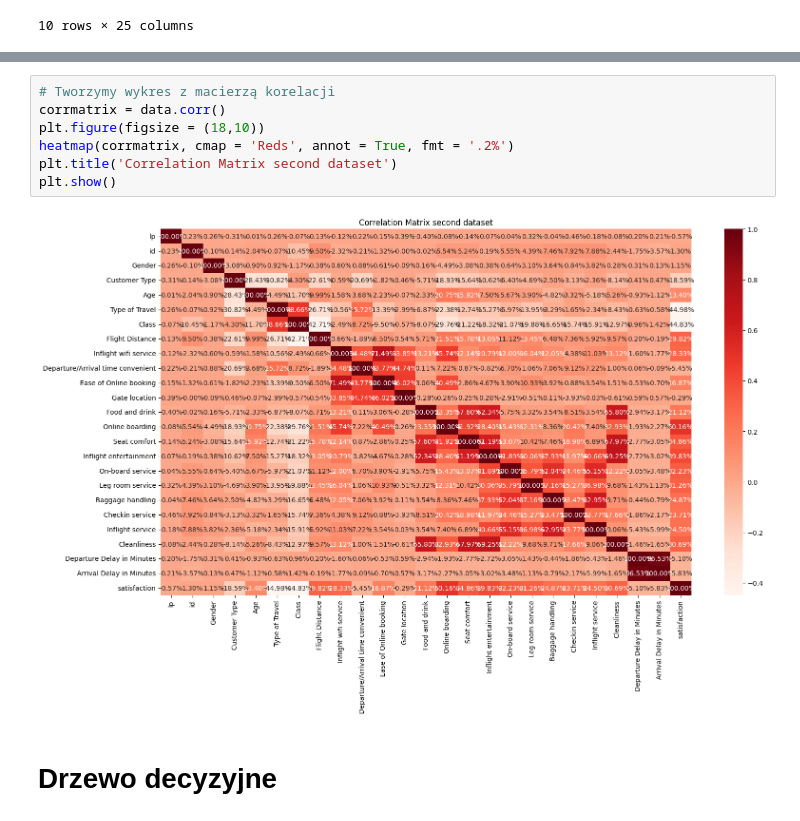
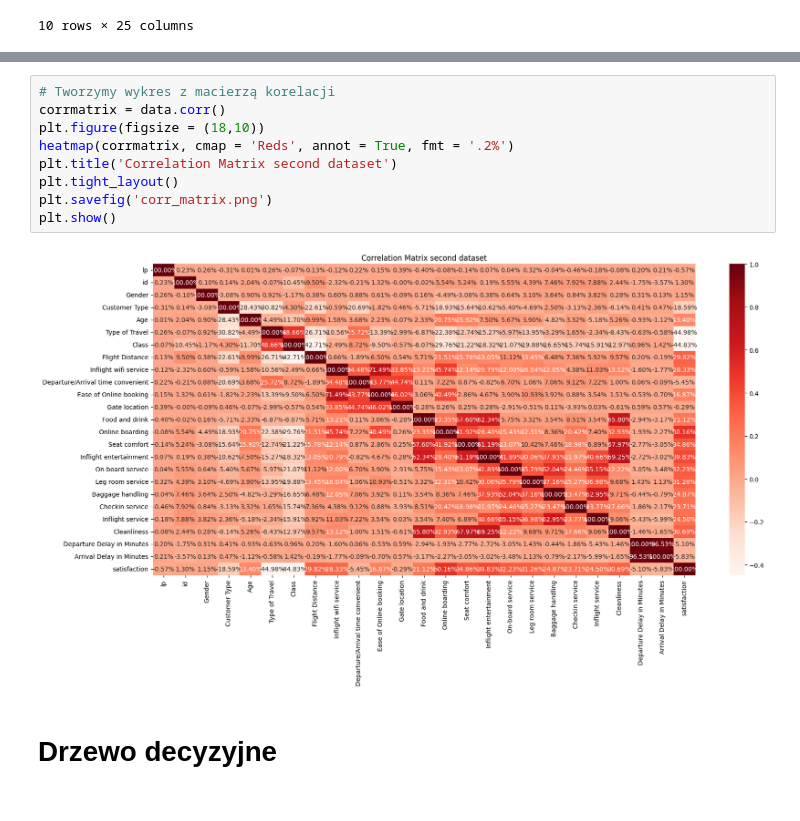
Before and after one commit to Francho03/AI-Project, a Jupyter notebook: code/project.ipynb, the cells around one changed output, grey strips where cells are left out. Saved outputs shown, nothing was run; the diff lists cells and outputs as text.

Commit message:
Add plot images exporting

```diff
--- a/code/project.ipynb
+++ b/code/project.ipynb
@@ -150,12 +151,14 @@ plt.show()
 # %%
 # Tworzymy wykres z macierzą korelacji
 corrmatrix = data.corr()
 plt.figure(figsize = (18,10))
 heatmap(corrmatrix, cmap = 'Reds', annot = True, fmt = '.2%')
 plt.title('Correlation Matrix second dataset')
+plt.tight_layout()
+plt.savefig('corr_matrix.png')
 plt.show()
 # %% [output]
-[figure, old version]
+[figure, new version]
 # %% [markdown]
 # Drzewo decyzyjne
 # %%
```
Also changed, not shown: parts of 15 cells of this notebook.
